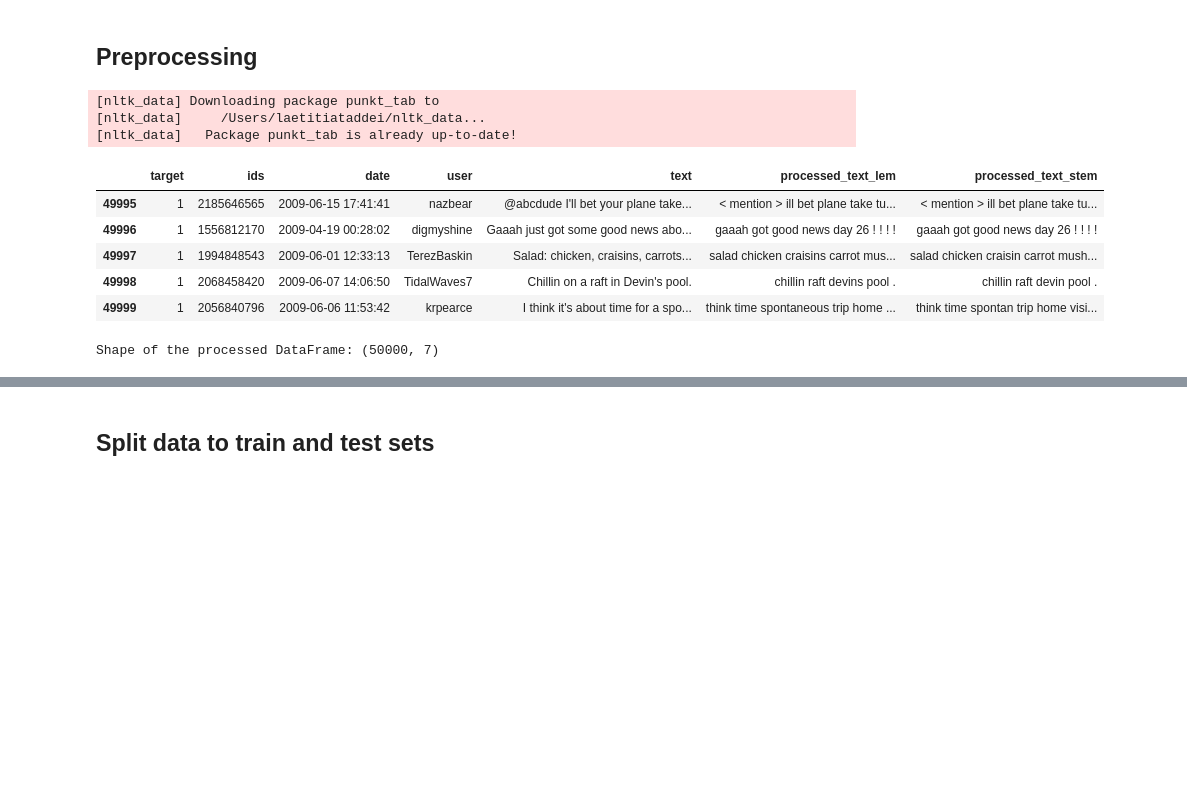
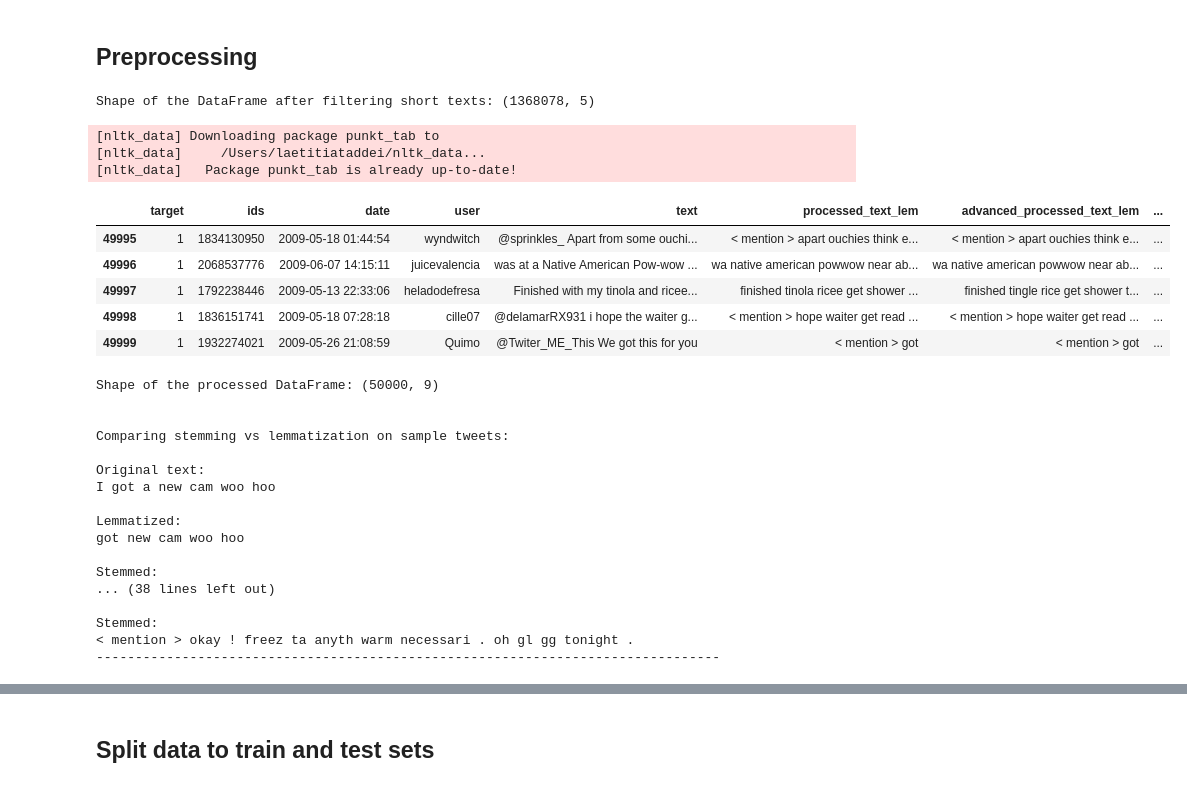
Before and after one commit to Laeti-dev/P7-Sentiments_analysis, a Jupyter notebook: notebooks/P7_basic_ML_models.ipynb, the cells around one changed output, grey strips where cells are left out. Cells and saved outputs as stored; diff of their text form; code cells hidden in the pictures; blank space fills up the shorter version.

```diff
--- a/notebooks/P7_basic_ML_models.ipynb
+++ b/notebooks/P7_basic_ML_models.ipynb
@@ -147,25 +535,61 @@ def process_text(text, lemmatize=False, stemming=False):
+# %%
+# Keep text with more then 5 words
+selected_df = data[data['text'].apply(lambda x: len(str(x).split()) > 5)].copy()
+print(f"Shape of the DataFrame after filtering short texts: {selected_df.shape}")
+# %% [output]
+Shape of the DataFrame after filtering short texts: (1368078, 5)
 # %%
 # Sample dataframe for each target
-negative_sample = data[data['target'] == 0].sample(n=25000, random_state=42)
-positive_sample = data[data['target'] == 1].sample(n=25000, random_state=42)
+negative_sample = selected_df[selected_df['target'] == 0].sample(n=25000, random_state=42)
+positive_sample = selected_df[selected_df['target'] == 1].sample(n=25000, random_state=42)
 # Concatenate the two samples
 sample_df = pd.concat([negative_sample, positive_sample], ignore_index=True)
 # Apply the process_text function to the 'text' column
 nltk.download('punkt_tab')
 sample_df['processed_text_lem'] = sample_df['text'].apply(process_text, lemmatize=True)
+sample_df['advanced_processed_text_lem'] = sample_df['text'].apply(process_text, lemmatize=True, advanced_spell_check=True)
 sample_df['processed_text_stem'] = sample_df['text'].apply(process_text, stemming=True)
+sample_df['advanced_processed_text_stem'] = sample_df['text'].apply(process_text, stemming=True, advanced_spell_check=True)
 
 # Display the first few rows of the processed DataFrame
 display(sample_df.tail())
 print(f'Shape of the processed DataFrame: {sample_df.shape}')
+
+# Compare stemming vs lemmatization on a few examples
+print("\n\nComparing stemming vs lemmatization on sample tweets:")
+comparison_samples = sample_df.sample(5, random_state=42)
+for i, row in comparison_samples.iterrows():
+    print("\nOriginal text:")
+    print(row['text'][:100] + "..." if len(row['text']) > 100 else row['text'])
+    print("\nLemmatized:")
+    print(row['processed_text_lem'])
+    print("\nStemmed:")
+    print(row['processed_text_stem'])
+    print("-" * 80)
 # %% [output]
 [nltk_data] Downloading package punkt_tab to
 [nltk_data]     /Users/laetitiataddei/nltk_data...
 [nltk_data]   Package punkt_tab is already up-to-date!
-|  | target | ids | date | user | text | processed_text_lem | processed_text_stem |
-| 49995 | 1 | 2185646565 | 2009-06-15 17:41:41 | nazbear | @abcdude I'll bet your plane take... | < mention > ill bet plane take tu... | < mention > ill bet plane take tu... |
-| 49996 | 1 | 1556812170 | 2009-04-19 00:28:02 | digmyshine | Gaaah just got some good news abo... | gaaah got good news day 26 ! ! ! ! | gaaah got good news day 26 ! ! ! ! |
-| 49997 | 1 | 1994848543 | 2009-06-01 12:33:13 | TerezBaskin | Salad: chicken, craisins, carrots... | salad chicken craisins carrot mus... | salad chicken craisin carrot mush... |
-| 49998 | 1 | 2068458420 | 2009-06-07 14:06:50 | TidalWaves7 | Chillin on a raft in Devin's pool. | chillin raft devins pool . | chillin raft devin pool . |
-| 49999 | 1 | 2056840796 | 2009-06-06 11:53:42 | krpearce | I think it's about time for a spo... | think time spontaneous trip home ... | think time spontan trip home visi... |
+|  | target | ids | date | user | text | processed_text_lem | advanced_processed_text_lem | ... |
+| 49995 | 1 | 1834130950 | 2009-05-18 01:44:54 | wyndwitch | @sprinkles_ Apart from some ouchi... | < mention > apart ouchies think e... | < mention > apart ouchies think e... | ... |
+| 49996 | 1 | 2068537776 | 2009-06-07 14:15:11 | juicevalencia | was at a Native American Pow-wow ... | wa native american powwow near ab... | wa native american powwow near ab... | ... |
+| 49997 | 1 | 1792238446 | 2009-05-13 22:33:06 | heladodefresa | Finished with my tinola and ricee... | finished tinola ricee get shower ... | finished tingle rice get shower t... | ... |
+| 49998 | 1 | 1836151741 | 2009-05-18 07:28:18 | cille07 | @delamarRX931 i hope the waiter g... | < mention > hope waiter get read ... | < mention > hope waiter get read ... | ... |
+| 49999 | 1 | 1932274021 | 2009-05-26 21:08:59 | Quimo | @Twiter_ME_This We got this for you | < mention > got | < mention > got | ... |
-Shape of the processed DataFrame: (50000, 7)
+Shape of the processed DataFrame: (50000, 9)
+
+
+Comparing stemming vs lemmatization on sample tweets:
+
+Original text:
+I got a new cam woo hoo
+
+Lemmatized:
+got new cam woo hoo
+
+Stemmed:
+... (38 lines left out)
+
+Stemmed:
+< mention > okay ! freez ta anyth warm necessari . oh gl gg tonight .
+--------------------------------------------------------------------------------
```
Also changed, not shown: parts of 24 cells of this notebook, 9 other files.
